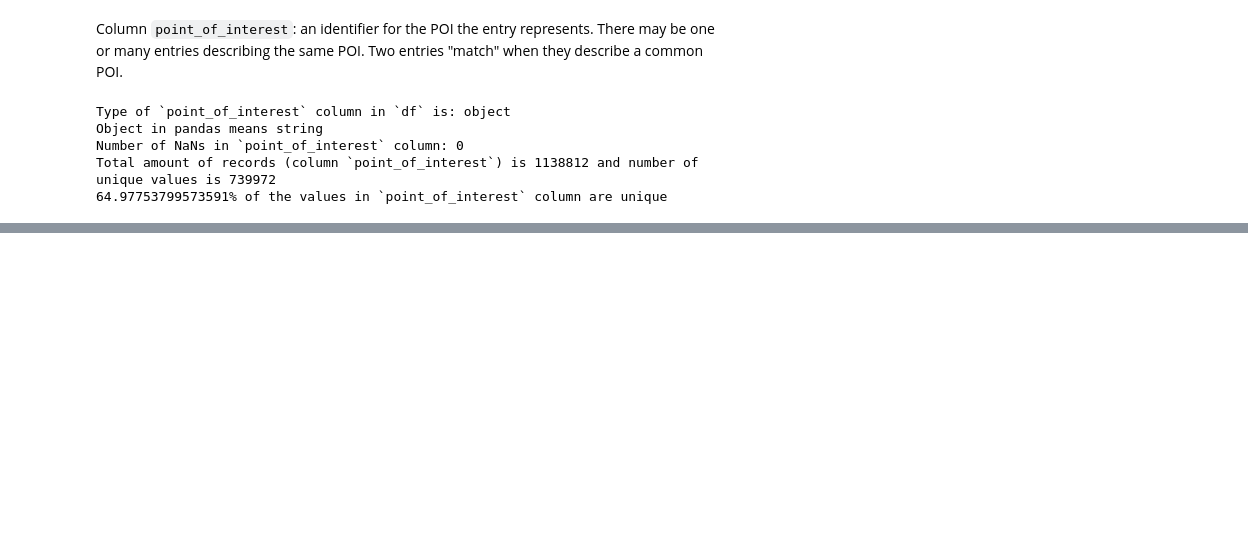
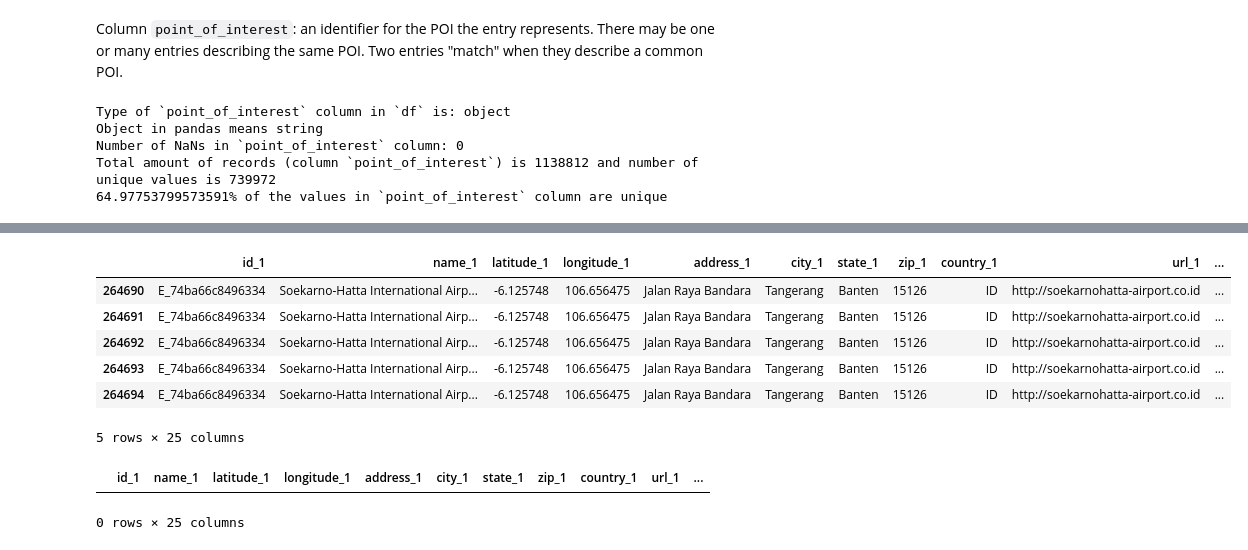
Before and after one commit to ParalogyX/Foursquare_Location_Matching, a Jupyter notebook: first_notebook.ipynb, the cells around one changed output, grey strips where cells are left out. Cells and saved outputs as stored; diff of their text form; code cells hidden in the pictures; blank space fills up the shorter version.

```diff
--- a/first_notebook.ipynb
+++ b/first_notebook.ipynb
@@ -220,0 +304,22 @@ Total amount of records (column `point_of_interest`) is 1138812 and number of un
+# %%
+# Save id's to another variable
+id_one_POI = list(df_one_POI['id'])
+
+# Create boolean list for filtering
+is_in_list = df_pairs['id_1'].isin(id_one_POI) & df_pairs['id_2'].isin(id_one_POI)
+
+# and filter df_pairs to have id_1 or id_2 in the id_one_POI variable
+df_pairs[is_in_list].head()
+# %% [output]
+|  | id_1 | name_1 | latitude_1 | longitude_1 | address_1 | city_1 | state_1 | zip_1 | country_1 | url_1 | ... |
+| 264690 | E_74ba66c8496334 | Soekarno-Hatta International Airp... | -6.125748 | 106.656475 | Jalan Raya Bandara | Tangerang | Banten | 15126 | ID | http://soekarnohatta-airport.co.id | ... |
+| 264691 | E_74ba66c8496334 | Soekarno-Hatta International Airp... | -6.125748 | 106.656475 | Jalan Raya Bandara | Tangerang | Banten | 15126 | ID | http://soekarnohatta-airport.co.id | ... |
+| 264692 | E_74ba66c8496334 | Soekarno-Hatta International Airp... | -6.125748 | 106.656475 | Jalan Raya Bandara | Tangerang | Banten | 15126 | ID | http://soekarnohatta-airport.co.id | ... |
+| 264693 | E_74ba66c8496334 | Soekarno-Hatta International Airp... | -6.125748 | 106.656475 | Jalan Raya Bandara | Tangerang | Banten | 15126 | ID | http://soekarnohatta-airport.co.id | ... |
+| 264694 | E_74ba66c8496334 | Soekarno-Hatta International Airp... | -6.125748 | 106.656475 | Jalan Raya Bandara | Tangerang | Banten | 15126 | ID | http://soekarnohatta-airport.co.id | ... |
+5 rows × 25 columns
+# %%
+df_pairs.loc[(df_pairs['id_1'] == 'E_3cfcdf84257fd2') & (df_pairs['id_2'] == 'E_9f1603ea1e92bb')]
+# %% [output]
+|  | id_1 | name_1 | latitude_1 | longitude_1 | address_1 | city_1 | state_1 | zip_1 | country_1 | url_1 | ... |
+0 rows × 25 columns
```
Also changed, not shown: parts of 12 cells of this notebook.
